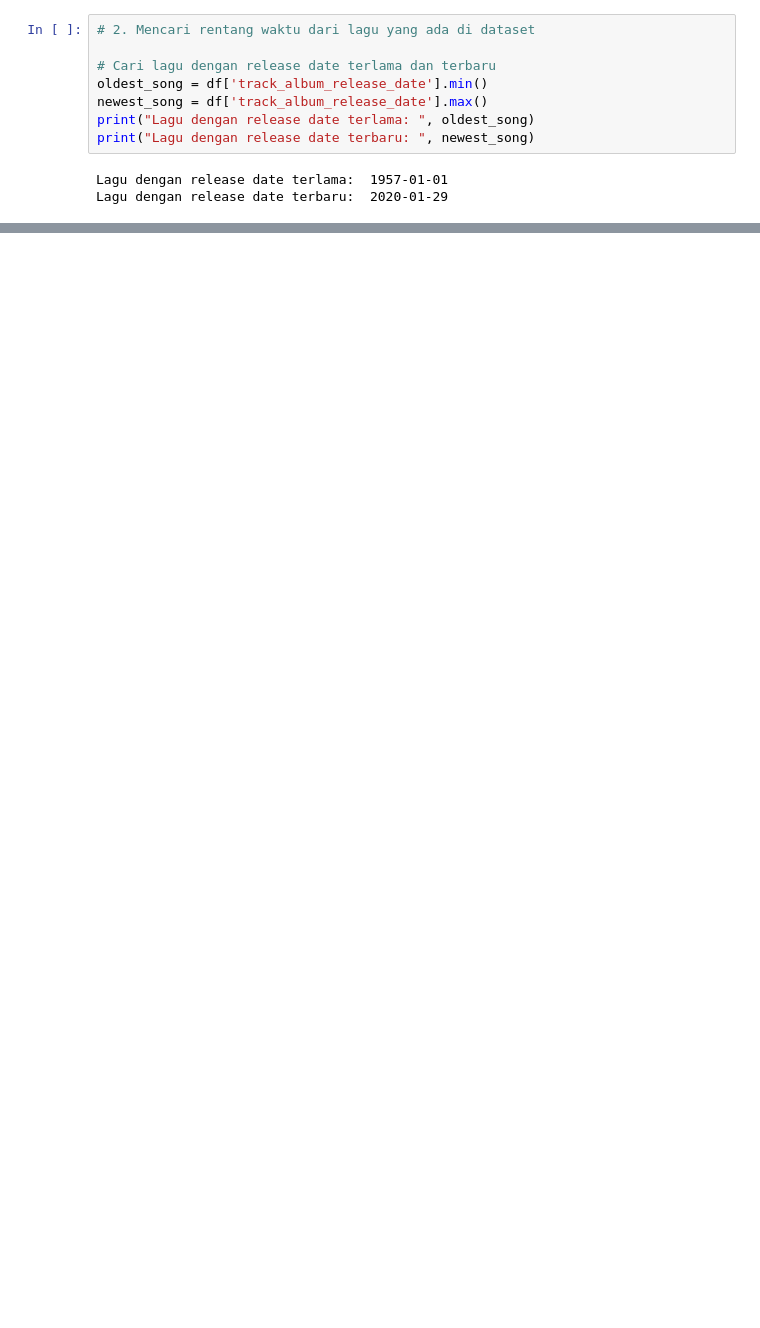
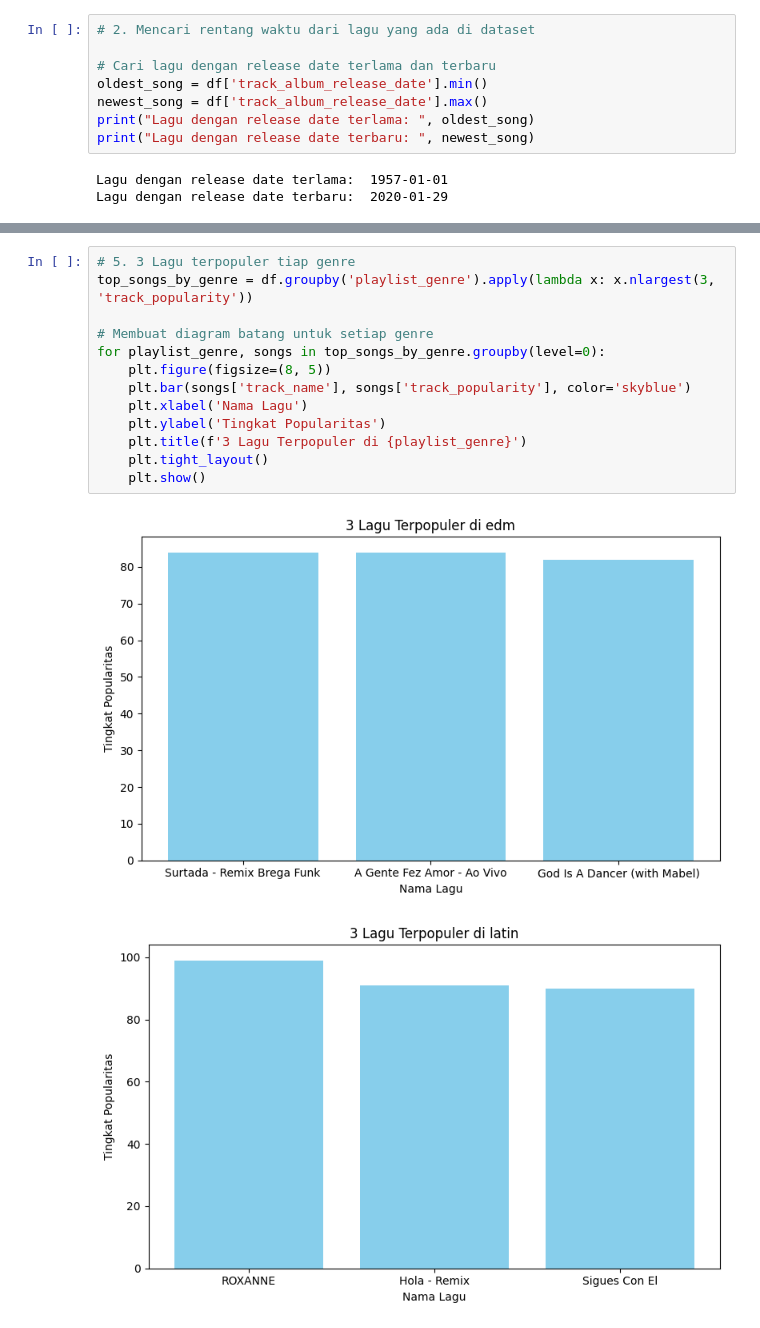
Before and after one commit to Vylon-Kleio/Tugas-Besar-2-Pengenalan-Komputasi-ITB, a Jupyter notebook: Spotify_Data_Analysis/spotify_analysis.ipynb, the cells around one changed output, grey strips where cells are left out. Saved outputs shown, nothing was run; the diff lists cells and outputs as text; blank space fills up the shorter version.

```diff
--- a/Spotify_Data_Analysis/spotify_analysis.ipynb
+++ b/Spotify_Data_Analysis/spotify_analysis.ipynb
@@ -44,0 +109,16 @@ Name: track_popularity, Length: 63, dtype: int64
+# %%
+# 5. 3 Lagu terpopuler tiap genre
+top_songs_by_genre = df.groupby('playlist_genre').apply(lambda x: x.nlargest(3, 'track_popularity'))
+
+# Membuat diagram batang untuk setiap genre
+for playlist_genre, songs in top_songs_by_genre.groupby(level=0):
+    plt.figure(figsize=(8, 5))
+    plt.bar(songs['track_name'], songs['track_popularity'], color='skyblue')
+    plt.xlabel('Nama Lagu')
+    plt.ylabel('Tingkat Popularitas')
+    plt.title(f'3 Lagu Terpopuler di {playlist_genre}')
+    plt.tight_layout()
+    plt.show()
+# %% [output]
+[figure, added]
+[figure, added]
```
Also changed, not shown: parts of 11 cells of this notebook.
